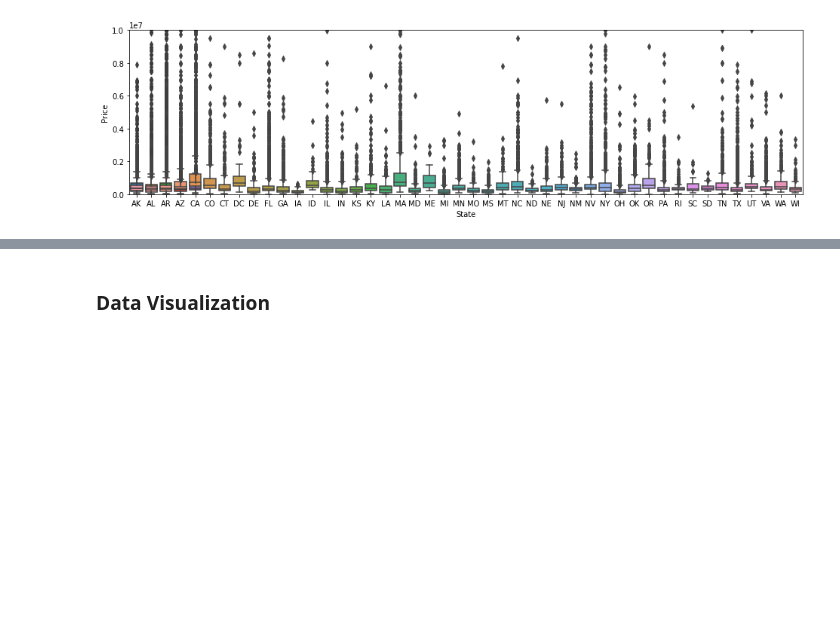
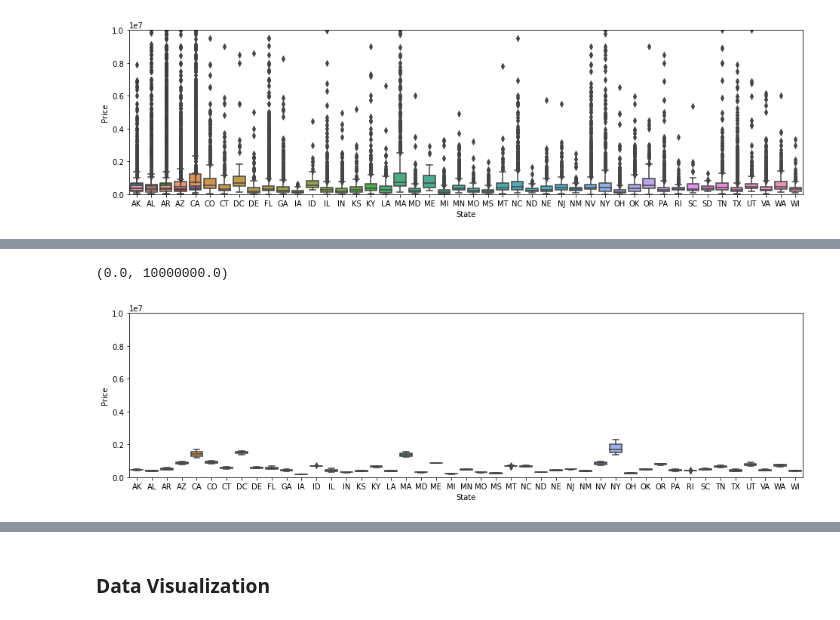
Before and after one commit to StockJanitor/CIS41_Project, a Jupyter notebook: CIS41_Project.ipynb, the cells around one changed output, grey strips where cells are left out. Cells and saved outputs as stored; diff of their text form; code cells hidden in the pictures; blank space fills up the shorter version.

```diff
--- a/CIS41_Project.ipynb
+++ b/CIS41_Project.ipynb
@@ -565 +580,9 @@ house_df['z_score'] = house_df.State.apply(create_val)
+# %%
+house_df_nout = house_df[(house_df['z_score'] >= -0.07) & (house_df['z_score'] <= 0.07)]
+plt.figure(figsize=(16,4))
+ax = sns.boxplot(data = house_df_nout, x = 'State' , y = 'Price')
+ax.set_ylim(0,10000000)
+# %% [output]
+(0.0, 10000000.0)
+[figure, added]
 # %%
```
Also changed, not shown: parts of 15 cells of this notebook.
